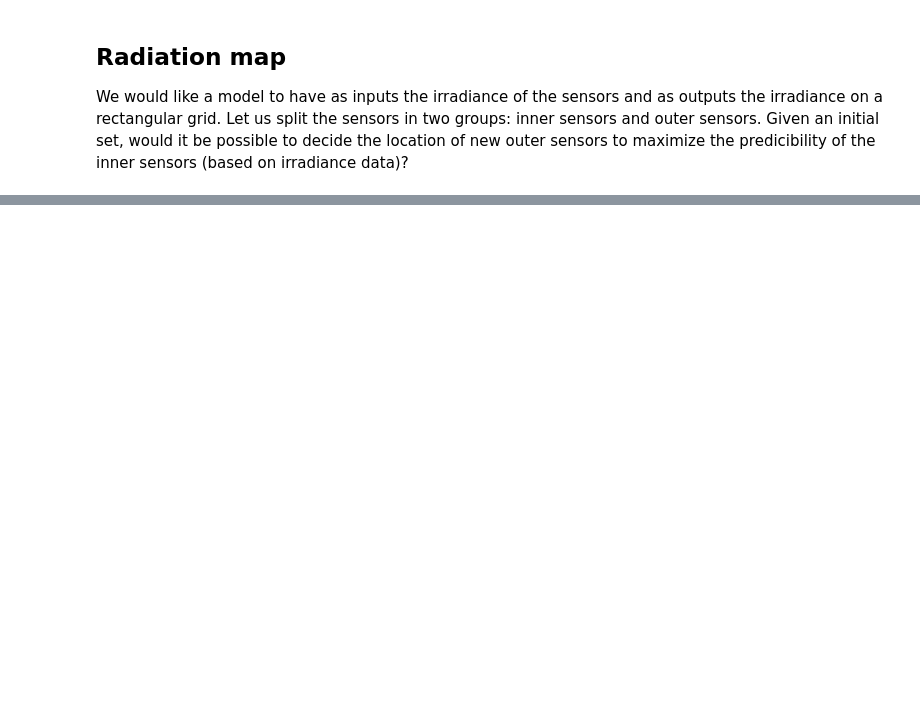
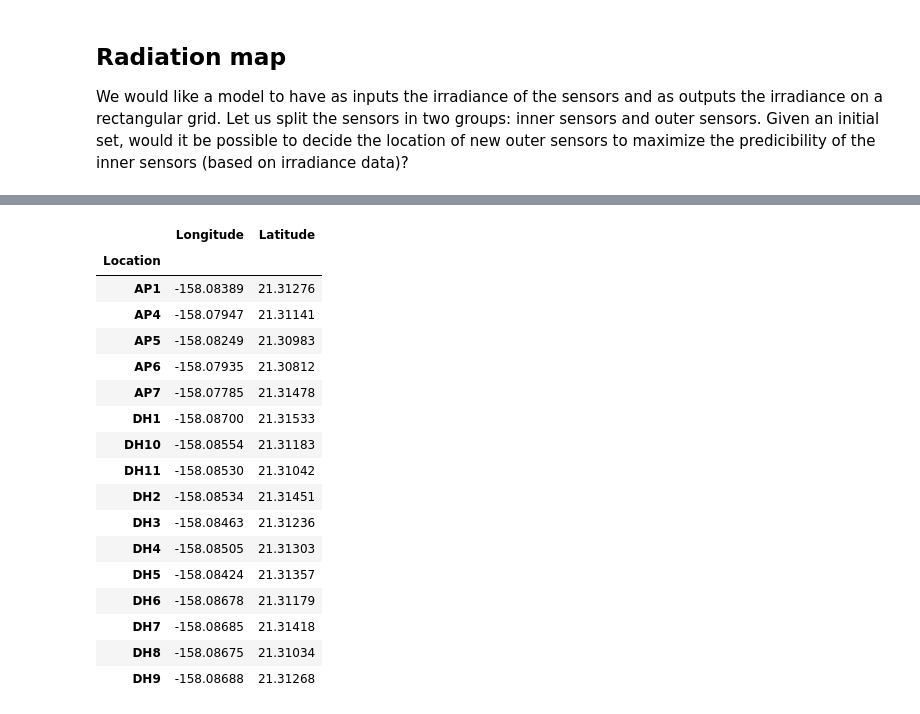
Before and after one commit to albertotb/solar, a Jupyter notebook: notebooks/ghi_map.ipynb, the cells around one changed output, grey strips where cells are left out. Cells and saved outputs as stored; diff of their text form; code cells hidden in the pictures; blank space fills up the shorter version.

```diff
--- a/notebooks/ghi_map.ipynb
+++ b/notebooks/ghi_map.ipynb
@@ -40,0 +63,21 @@ def get_grid(lonlat, decimals=3):
+# %%
+df[['Longitude', 'Latitude']]
+# %% [output]
+|  | Longitude | Latitude |
+| Location |  |  |
+| AP1 | -158.08389 | 21.31276 |
+| AP4 | -158.07947 | 21.31141 |
+| AP5 | -158.08249 | 21.30983 |
+| AP6 | -158.07935 | 21.30812 |
+| AP7 | -158.07785 | 21.31478 |
+| DH1 | -158.08700 | 21.31533 |
+| DH10 | -158.08554 | 21.31183 |
+| DH11 | -158.08530 | 21.31042 |
+| DH2 | -158.08534 | 21.31451 |
+| DH3 | -158.08463 | 21.31236 |
+| DH4 | -158.08505 | 21.31303 |
+| DH5 | -158.08424 | 21.31357 |
+| DH6 | -158.08678 | 21.31179 |
+| DH7 | -158.08685 | 21.31418 |
+| DH8 | -158.08675 | 21.31034 |
+| DH9 | -158.08688 | 21.31268 |
```
Also changed, not shown: parts of 6 cells of this notebook.
